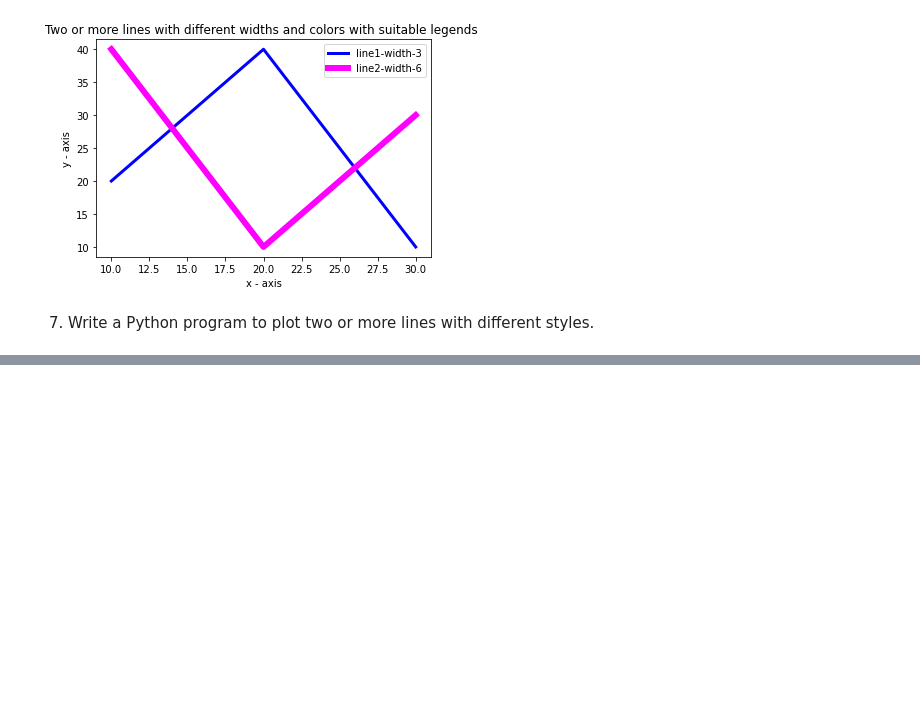
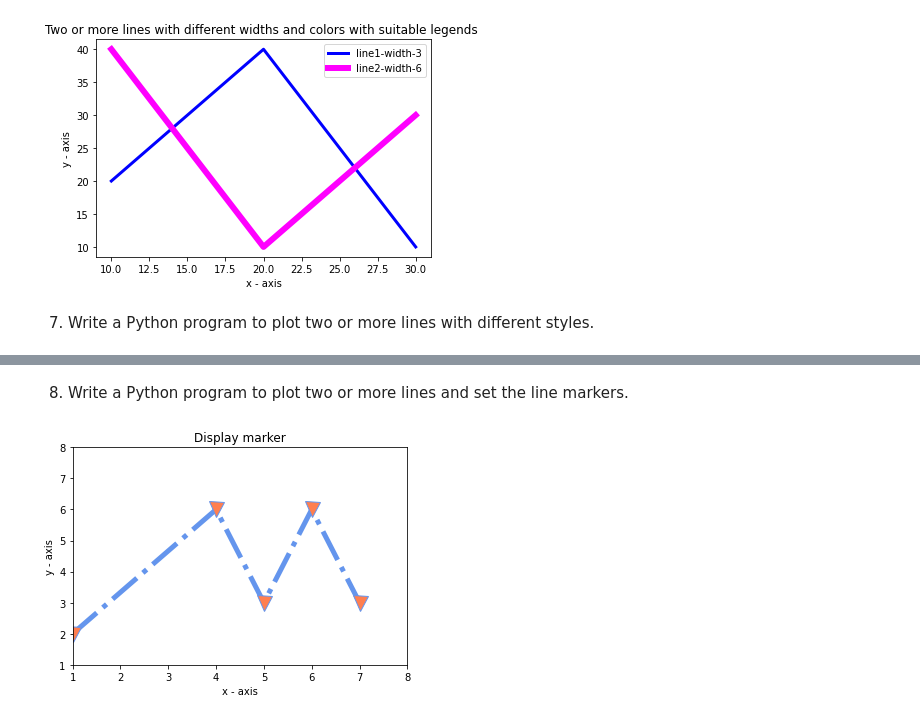
Before and after one commit to shaikhfarzana/Python-Libraries, a Jupyter notebook: Mathplotlib_Problems/Matplotlib_Problems.ipynb, the cells around one changed output, grey strips where cells are left out. Cells and saved outputs as stored; diff of their text form; code cells hidden in the pictures; blank space fills up the shorter version.

Commit message:
[Farzana] Add: Python program to plot two or more lines and set the line markers.

```diff
--- a/Mathplotlib_Problems/Matplotlib_Problems.ipynb
+++ b/Mathplotlib_Problems/Matplotlib_Problems.ipynb
@@ -213,0 +214,39 @@ if __name__ == "__main__":
+# %% [markdown]
+8. Write a Python program to plot two or more lines and set the line markers.
+# %%
+import matplotlib.pyplot as plt
+
+def to_plot_with_markers():
+    """
+       Description:
+          Function is used to plot two or more lines and set line markers.
+       Parameter:
+          No parameter required.
+       Return:
+          Returns nothing.
+    """
+    x = [1,4,5,6,7]
+    y = [2,6,3,6,3]
+
+    # plotting the points
+    plt.plot(x, y, color='cornflowerblue', linestyle='dashdot', linewidth = 5,
+            marker='v', markerfacecolor='coral', markersize=15)
+    #Set the y-limits of the current axes.
+    plt.ylim(1,8)
+    #Set the x-limits of the current axes.
+    plt.xlim(1,8)
+
+    # naming the x axis
+    plt.xlabel('x - axis')
+    # naming the y axis
+    plt.ylabel('y - axis')
+
+    # giving a title to my graph
+    plt.title('Display marker')
+    # function to show the plot
+    plt.show()
+
+if __name__ == "__main__":
+    to_plot_with_markers()
+# %% [output]
+[figure, added]
```
Also changed, not shown: parts of 1 cell of this notebook.
